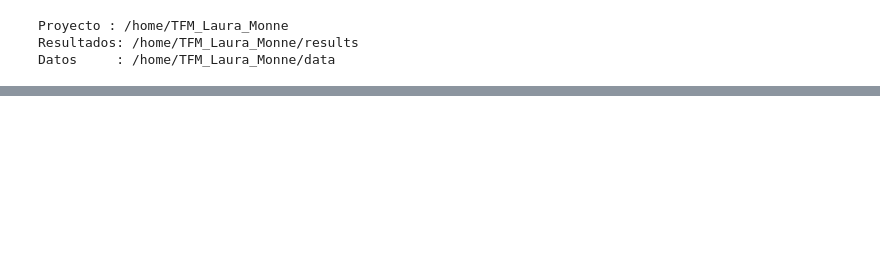
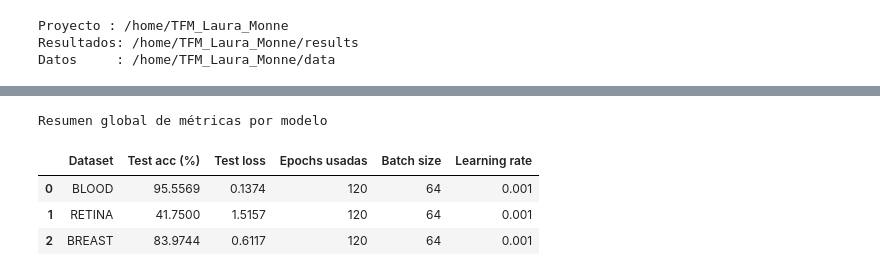
Before and after one commit to LauraMonne/TFM_Laura_Monne, a Jupyter notebook: 1. Notebook entrenamiento ResNet-18.ipynb, the cells around one changed output, grey strips where cells are left out. Cells and saved outputs as stored; diff of their text form; code cells hidden in the pictures; blank space fills up the shorter version.

```diff
--- a/1. Notebook entrenamiento ResNet-18.ipynb
+++ b/1. Notebook entrenamiento ResNet-18.ipynb
@@ -103,0 +180,51 @@ display(Image(filename=str(RESULTS_DIR / 'confusion_matrix.png')))
+# %%
+"""
+Tabla resumen con métricas globales por modelo
+(leyendo training_results_<dataset>.json)
+"""
+
+from pathlib import Path
+import json
+import pandas as pd
+from IPython.display import display
+
+RESULTS_DIR = PROJECT_DIR / "results"
+DATASETS = ["blood", "retina", "breast"]
+
+rows = []
+
+for ds in DATASETS:
+    json_path = RESULTS_DIR / f"training_results_{ds}.json"
+
+    if not json_path.exists():
+        print(f"No encontrado: {json_path}")
+        continue
+
+    with open(json_path, "r") as f:
+        obj = json.load(f)
+
+    cfg = obj.get("config", {})
+    res = obj.get("results", {})
+
+    row = {
+        "Dataset": ds.upper(),
+        # accuracy ya está en porcentaje en tu train.py
+        "Test acc (%)":  res.get("test_acc", float("nan")),
+        "Test loss":     res.get("test_loss", float("nan")),
+        "Epochs usadas": cfg.get("epochs_used", cfg.get("epochs", None)),
+        "Batch size":    cfg.get("batch_size", None),
+        "Learning rate": cfg.get("learning_rate", None),
+    }
+
+    rows.append(row)
+
+df_summary = pd.DataFrame(rows).round(4)
+
+print("Resumen global de métricas por modelo")
+display(df_summary)
+# %% [output]
+Resumen global de métricas por modelo
+|  | Dataset | Test acc (%) | Test loss | Epochs usadas | Batch size | Learning rate |
+| 0 | BLOOD | 95.5569 | 0.1374 | 120 | 64 | 0.001 |
+| 1 | RETINA | 41.7500 | 1.5157 | 120 | 64 | 0.001 |
+| 2 | BREAST | 83.9744 | 0.6117 | 120 | 64 | 0.001 |
```
Also changed, not shown: parts of 14 cells of this notebook, 19 other files.
